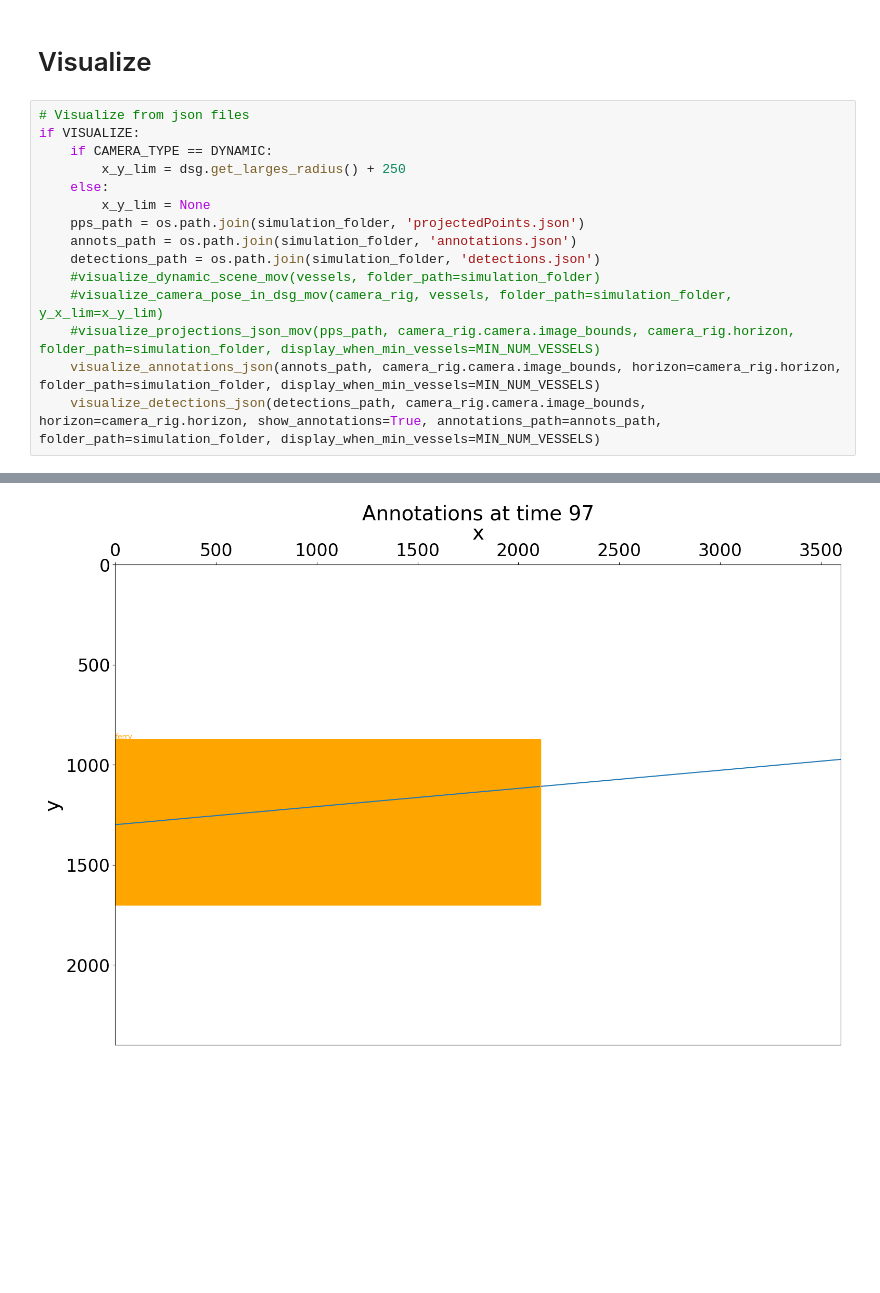
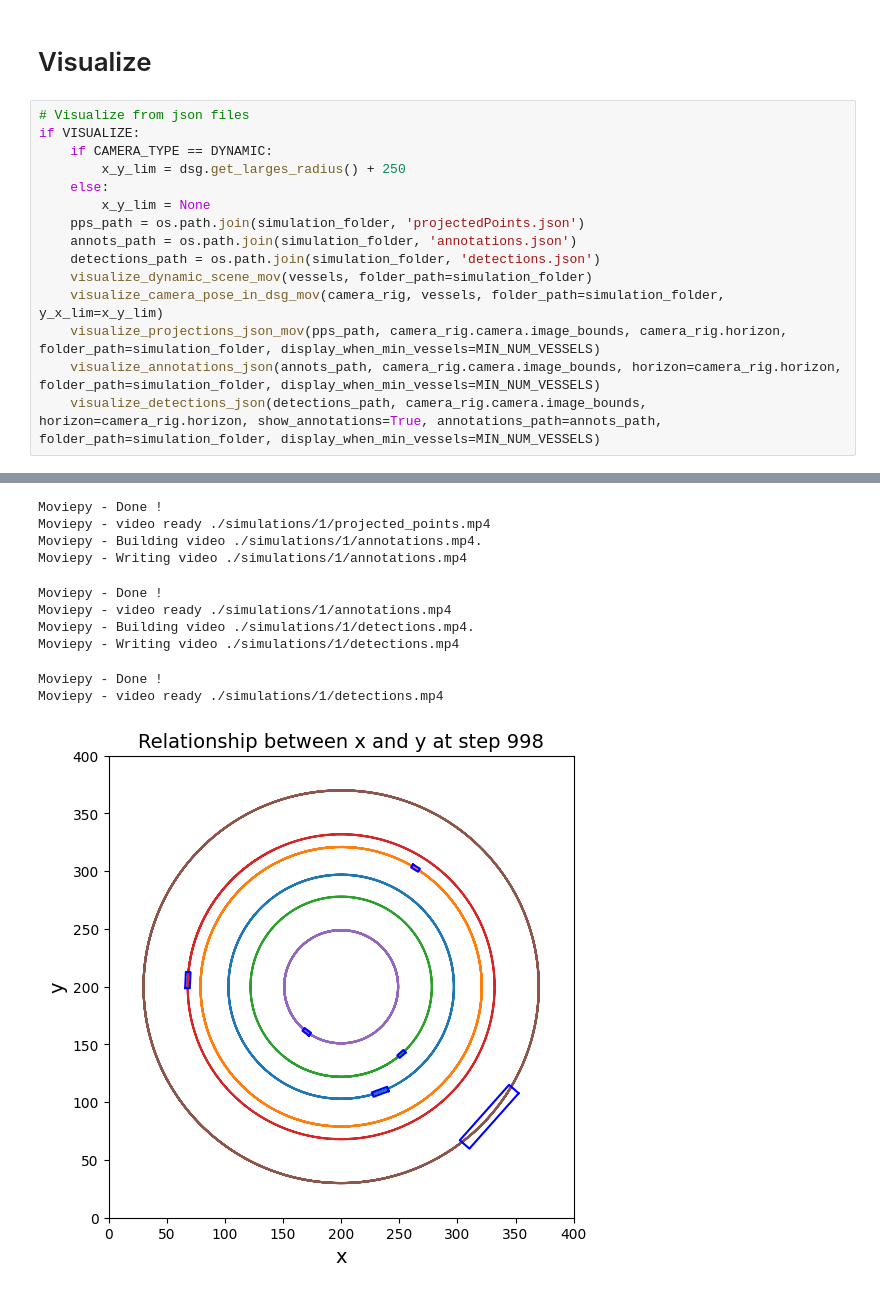
Before and after one commit to andreajessen/MODSIM, a Jupyter notebook: src/MODSIM_w_dsg.ipynb, the cells around one changed output, grey strips where cells are left out. Drawn from its saved outputs; the diff is of its cells as text; blank space fills up the shorter version.

Commit message:
:art: run simulation

```diff
--- a/src/MODSIM_w_dsg.ipynb
+++ b/src/MODSIM_w_dsg.ipynb
@@ -81,9 +81,9 @@ if VISUALIZE:
     pps_path = os.path.join(simulation_folder, 'projectedPoints.json')
     annots_path = os.path.join(simulation_folder, 'annotations.json')
     detections_path = os.path.join(simulation_folder, 'detections.json')
-    #visualize_dynamic_scene_mov(vessels, folder_path=simulation_folder)
-    #visualize_camera_pose_in_dsg_mov(camera_rig, vessels, folder_path=simulation_folder, y_x_lim=x_y_lim)
-    #visualize_projections_json_mov(pps_path, camera_rig.camera.image_bounds, camera_rig.horizon, folder_path=simulation_folder, display_when_min_vessels=MIN_NUM_VESSELS)
+    visualize_dynamic_scene_mov(vessels, folder_path=simulation_folder)
+    visualize_camera_pose_in_dsg_mov(camera_rig, vessels, folder_path=simulation_folder, y_x_lim=x_y_lim)
+    visualize_projections_json_mov(pps_path, camera_rig.camera.image_bounds, camera_rig.horizon, folder_path=simulation_folder, display_when_min_vessels=MIN_NUM_VESSELS)
     visualize_annotations_json(annots_path, camera_rig.camera.image_bounds, horizon=camera_rig.horizon, folder_path=simulation_folder, display_when_min_vessels=MIN_NUM_VESSELS)
     visualize_detections_json(detections_path, camera_rig.camera.image_bounds, horizon=camera_rig.horizon, show_annotations=True, annotations_path=annots_path, folder_path=simulation_folder, display_when_min_vessels=MIN_NUM_VESSELS)
 # %% [output]
@@ -98 +102,11 @@ Moviepy - video ready ./simulations/31/detections.mp4
+Moviepy - Done !
+Moviepy - video ready ./simulations/1/projected_points.mp4
+Moviepy - Building video ./simulations/1/annotations.mp4.
+Moviepy - Writing video ./simulations/1/annotations.mp4
+Moviepy - Done !
+Moviepy - video ready ./simulations/1/annotations.mp4
+Moviepy - Building video ./simulations/1/detections.mp4.
+Moviepy - Writing video ./simulations/1/detections.mp4
+Moviepy - Done !
+Moviepy - video ready ./simulations/1/detections.mp4
-[figure, old version]
+[figure, new version]
```
Also changed, not shown: parts of 3 cells of this notebook.
